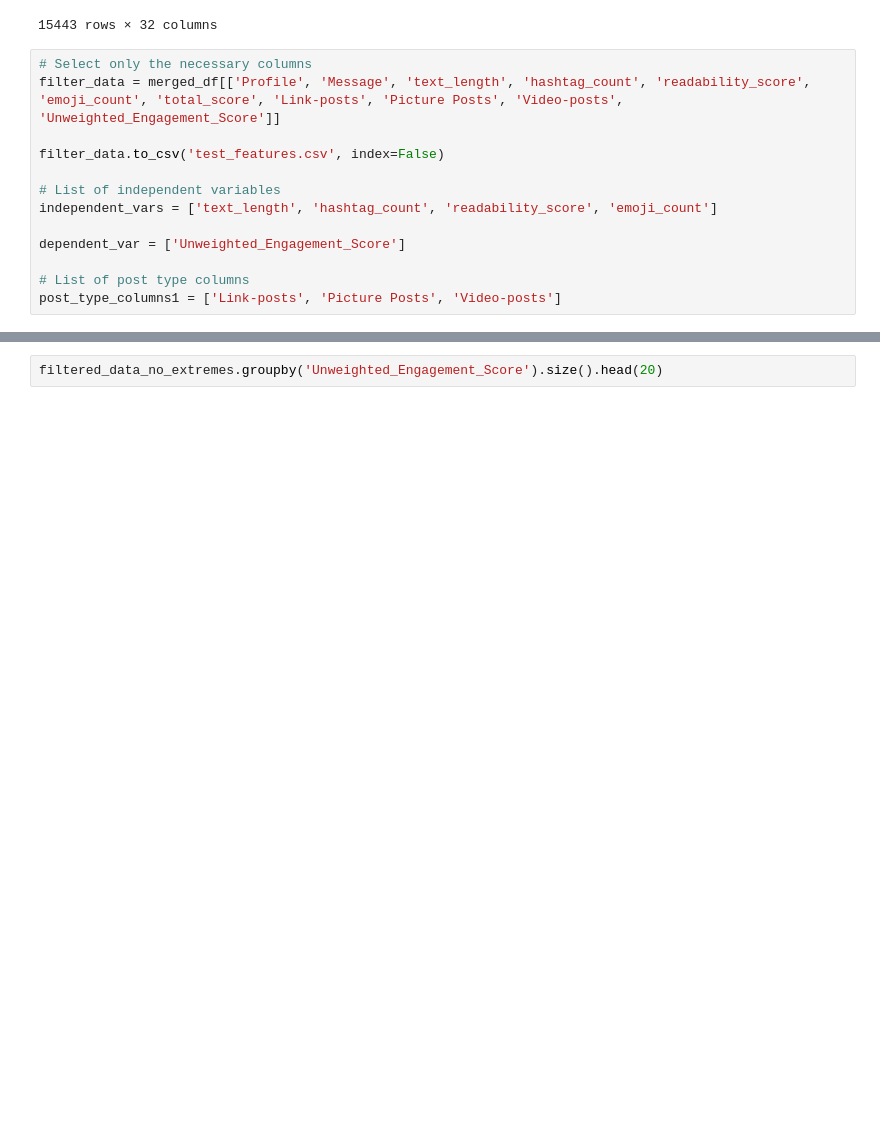
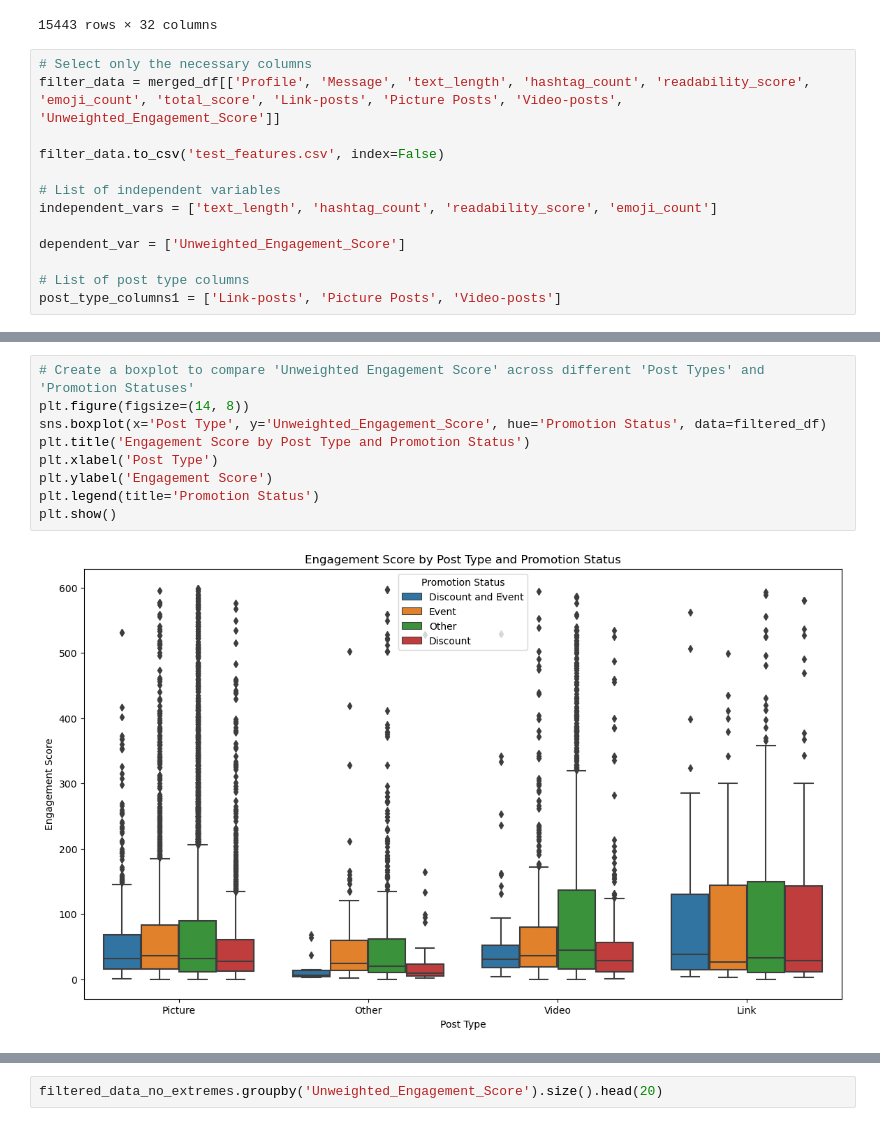
Before and after one commit to alvaarro/DigitalMarketingStrategy, a Jupyter notebook: test_features.ipynb, the cells around one changed output, grey strips where cells are left out. Cells and saved outputs as stored; diff of their text form; blank space fills up the shorter version.

```diff
--- a/test_features.ipynb
+++ b/test_features.ipynb
@@ -325,0 +580,11 @@ post_type_columns1 = ['Link-posts', 'Picture Posts', 'Video-posts']
+# %%
+# Create a boxplot to compare 'Unweighted Engagement Score' across different 'Post Types' and 'Promotion Statuses'
+plt.figure(figsize=(14, 8))
+sns.boxplot(x='Post Type', y='Unweighted_Engagement_Score', hue='Promotion Status', data=filtered_df)
+plt.title('Engagement Score by Post Type and Promotion Status')
+plt.xlabel('Post Type')
+plt.ylabel('Engagement Score')
+plt.legend(title='Promotion Status')
+plt.show()
+# %% [output]
+[figure, added]
```
Also changed, not shown: parts of 29 cells of this notebook, 2 other files.
